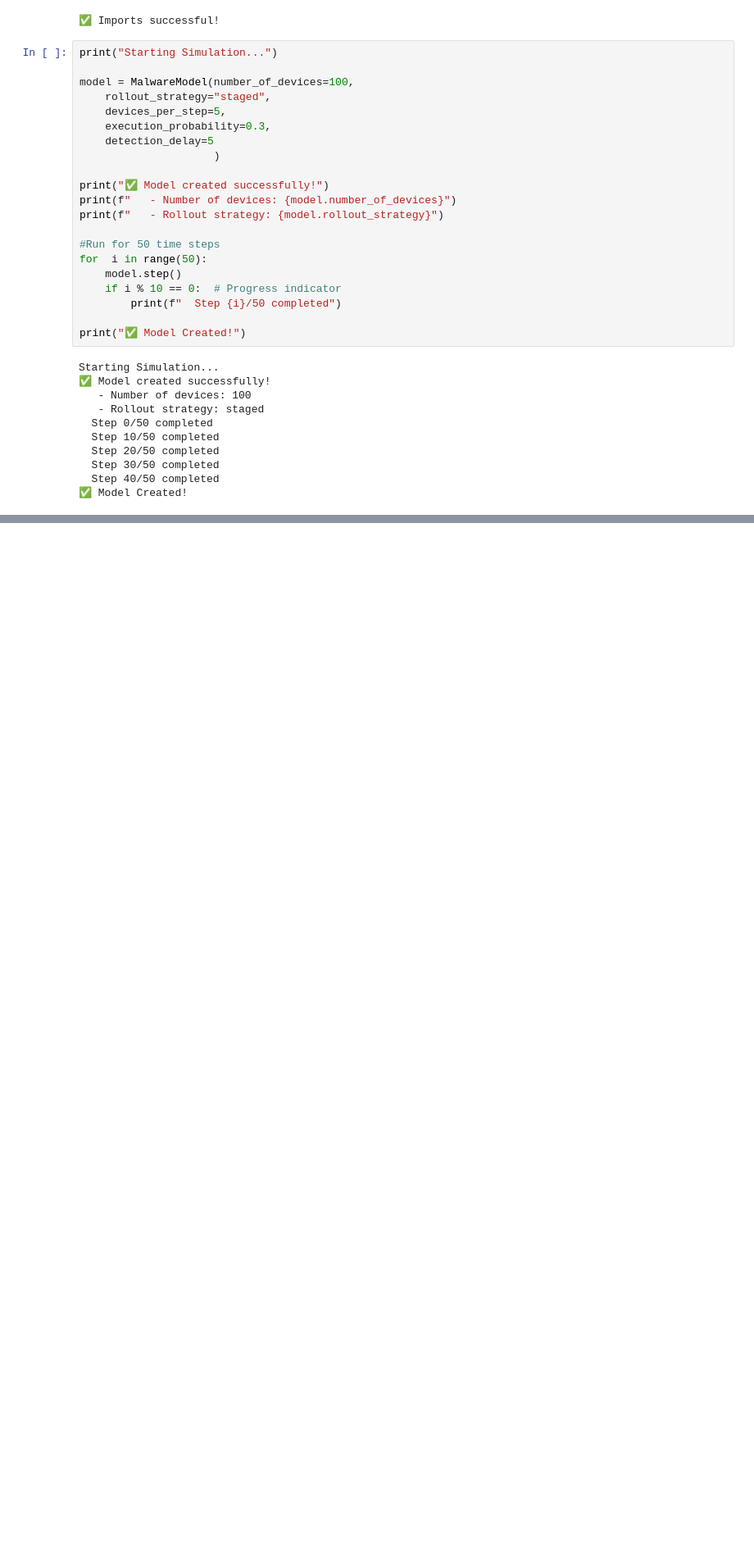
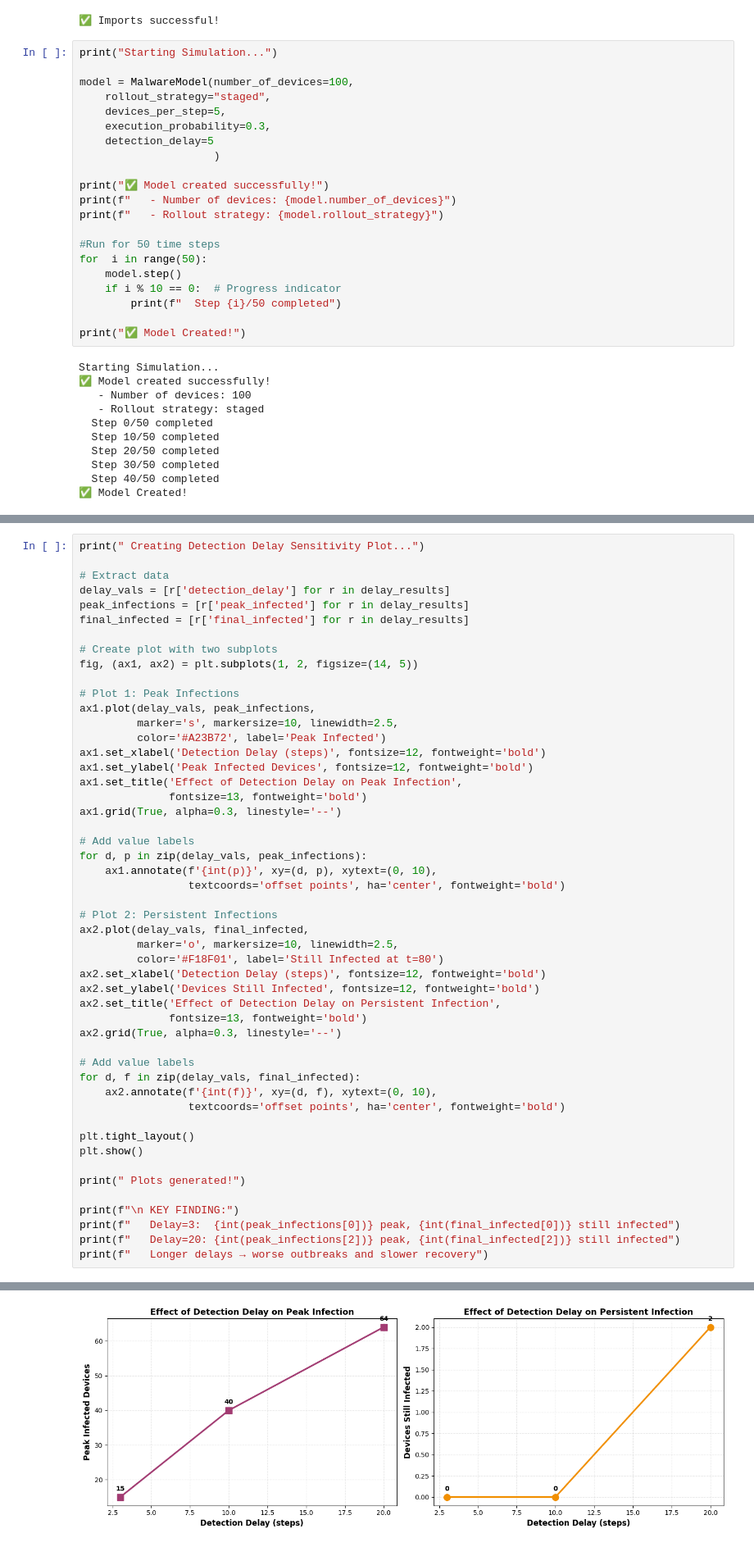
Before and after one commit to Tee-0/Final_year_project, a Jupyter notebook: notebooks/seir_visualization.ipynb, the cells around one changed output, grey strips where cells are left out. Shown at 82% size. Cells and saved outputs as stored; diff of their text form; blank space fills up the shorter version.

```diff
--- a/notebooks/seir_visualization.ipynb
+++ b/notebooks/seir_visualization.ipynb
@@ -384,0 +592,51 @@ print("   You can now use this image in your report!")
+# %%
+print(" Creating Detection Delay Sensitivity Plot...")
+
+# Extract data
+delay_vals = [r['detection_delay'] for r in delay_results]
+peak_infections = [r['peak_infected'] for r in delay_results]
+final_infected = [r['final_infected'] for r in delay_results]
+
+# Create plot with two subplots
+fig, (ax1, ax2) = plt.subplots(1, 2, figsize=(14, 5))
+
+# Plot 1: Peak Infections
+ax1.plot(delay_vals, peak_infections,
+         marker='s', markersize=10, linewidth=2.5,
+         color='#A23B72', label='Peak Infected')
+ax1.set_xlabel('Detection Delay (steps)', fontsize=12, fontweight='bold')
+ax1.set_ylabel('Peak Infected Devices', fontsize=12, fontweight='bold')
+ax1.set_title('Effect of Detection Delay on Peak Infection',
+              fontsize=13, fontweight='bold')
+ax1.grid(True, alpha=0.3, linestyle='--')
+
+# Add value labels
+for d, p in zip(delay_vals, peak_infections):
+    ax1.annotate(f'{int(p)}', xy=(d, p), xytext=(0, 10),
+                 textcoords='offset points', ha='center', fontweight='bold')
+
+# Plot 2: Persistent Infections
+ax2.plot(delay_vals, final_infected,
+         marker='o', markersize=10, linewidth=2.5,
+         color='#F18F01', label='Still Infected at t=80')
+ax2.set_xlabel('Detection Delay (steps)', fontsize=12, fontweight='bold')
+ax2.set_ylabel('Devices Still Infected', fontsize=12, fontweight='bold')
+ax2.set_title('Effect of Detection Delay on Persistent Infection',
+              fontsize=13, fontweight='bold')
+ax2.grid(True, alpha=0.3, linestyle='--')
+
+# Add value labels
+for d, f in zip(delay_vals, final_infected):
+    ax2.annotate(f'{int(f)}', xy=(d, f), xytext=(0, 10),
+                 textcoords='offset points', ha='center', fontweight='bold')
+
+plt.tight_layout()
+plt.show()
+
+print(" Plots generated!")
+
+print(f"\n KEY FINDING:")
+print(f"   Delay=3:  {int(peak_infections[0])} peak, {int(final_infected[0])} still infected")
+print(f"   Delay=20: {int(peak_infections[2])} peak, {int(final_infected[2])} still infected")
+print(f"   Longer delays → worse outbreaks and slower recovery")
+# %% [output]
@@ -384,0 +644 @@ print("   You can now use this image in your report!")
+[figure, added]
```
Also changed, not shown: parts of 32 cells of this notebook, 23 other files.
